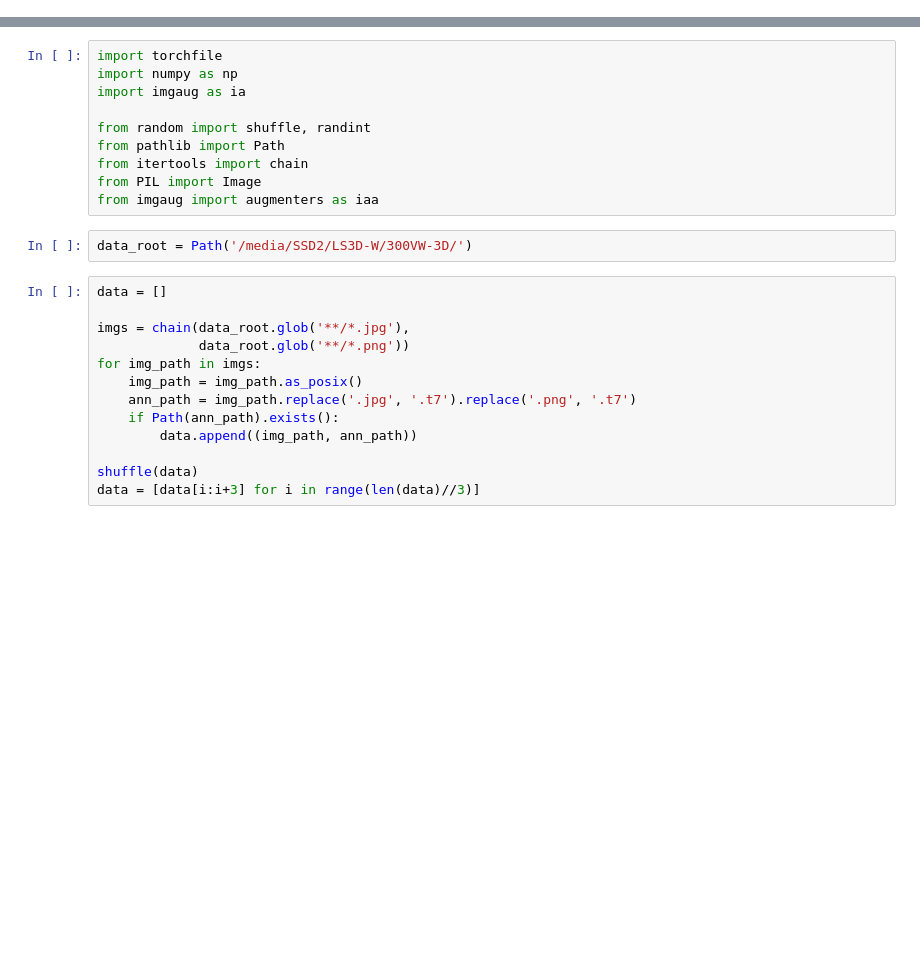
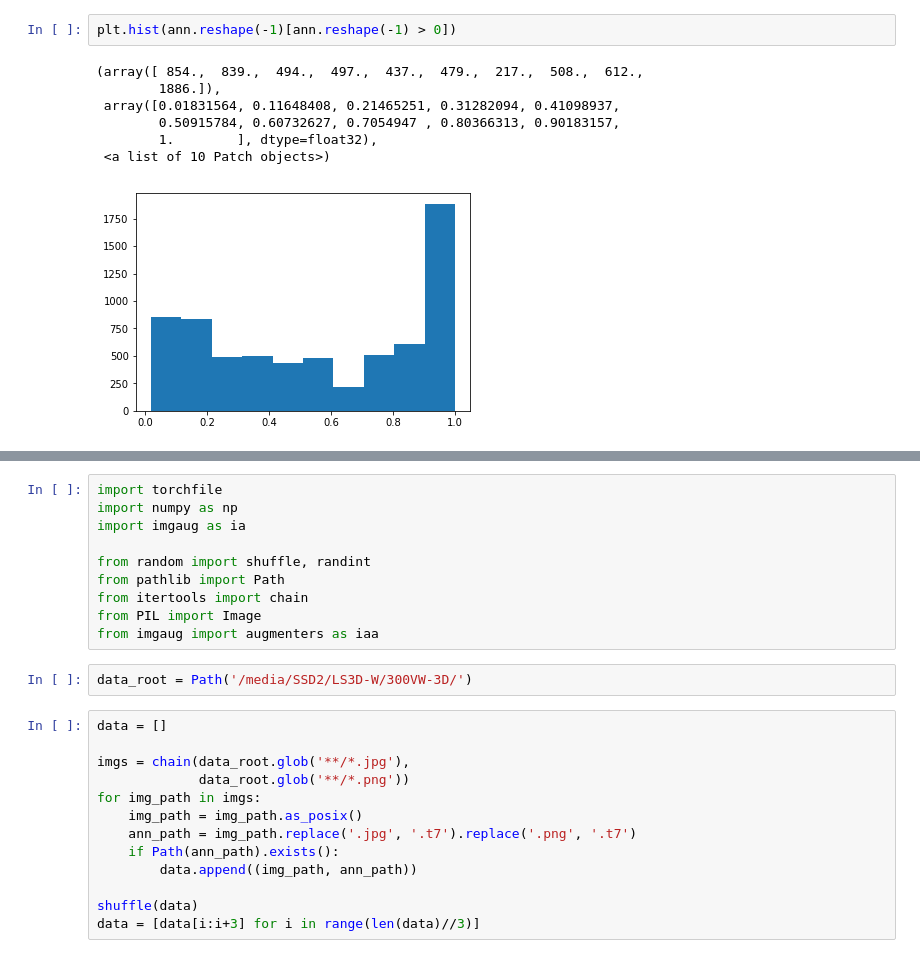
Before and after one commit to dawood95/face-keypoints, a Jupyter notebook: notebooks/dataloader.ipynb, the cells around one changed output, grey strips where cells are left out. Saved outputs shown, nothing was run; the diff lists cells and outputs as text; blank space fills up the shorter version.

```diff
--- a/notebooks/dataloader.ipynb
+++ b/notebooks/dataloader.ipynb
@@ -8,0 +34,10 @@ from matplotlib import pyplot as plt
+# %%
+plt.hist(ann.reshape(-1)[ann.reshape(-1) > 0])
+# %% [output]
+(array([ 854.,  839.,  494.,  497.,  437.,  479.,  217.,  508.,  612.,
+        1886.]),
+ array([0.01831564, 0.11648408, 0.21465251, 0.31282094, 0.41098937,
+        0.50915784, 0.60732627, 0.7054947 , 0.80366313, 0.90183157,
+        1.        ], dtype=float32),
+ <a list of 10 Patch objects>)
+[figure, added]
```
Also changed, not shown: parts of 7 cells of this notebook, 4 other files.
